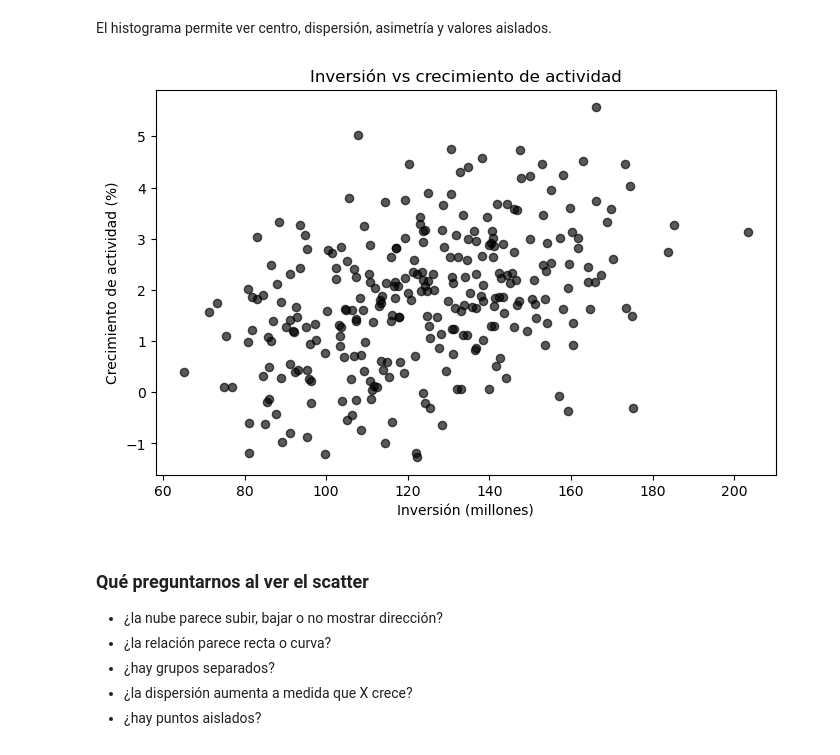
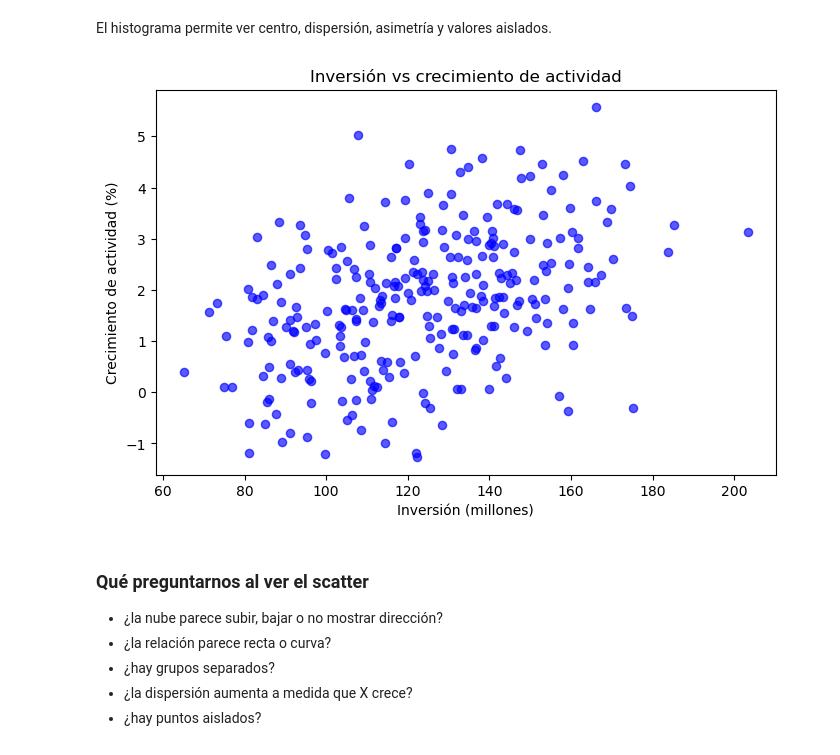
Before and after one commit to jonarosero/modulo-3-machine-learning-aplicado, a Jupyter notebook: notebooks/01_Dia1_Datos_y_Regresion.ipynb, the cells around one changed output. Drawn from its saved outputs; the diff is of its cells as text; code cells hidden in the pictures.

```diff
--- a/notebooks/01_Dia1_Datos_y_Regresion.ipynb
+++ b/notebooks/01_Dia1_Datos_y_Regresion.ipynb
@@ -66,8 +66,6 @@ Así podemos ver de una sola vez las herramientas que requiere la clase. Un `imp
 # Ubicamos la carpeta de datos sin depender de si Jupyter se abrió
 # desde la carpeta raíz o desde la carpeta notebooks/.
 DATA_DIR = Path('../datos')
-if not DATA_DIR.exists():
-    DATA_DIR = Path('datos')
 
 print('Usando datos desde:', DATA_DIR.resolve())
 # %% [output]
@@ -991,19 +992,19 @@ El histograma permite ver centro, dispersión, asimetría y valores aislados.
 # %%
 # Scatter: cada punto es una observación.
 plt.figure(figsize=(8, 5))
 plt.scatter(
     df_limpio['inversion_mill'],
     df_limpio['crecimiento_actividad_pct'],
     alpha=0.65,
-    color='black',
+    color='blue',
     s=35
 )
 plt.xlabel('Inversión (millones)')
 plt.ylabel('Crecimiento de actividad (%)')
 plt.title('Inversión vs crecimiento de actividad')
 plt.show()
 # %% [output]
-[figure, old version]
+[figure, new version]
 # %% [markdown]
 ### Qué preguntarnos al ver el scatter
 
```
Also changed, not shown: parts of 27 cells of this notebook, 22 other files.
